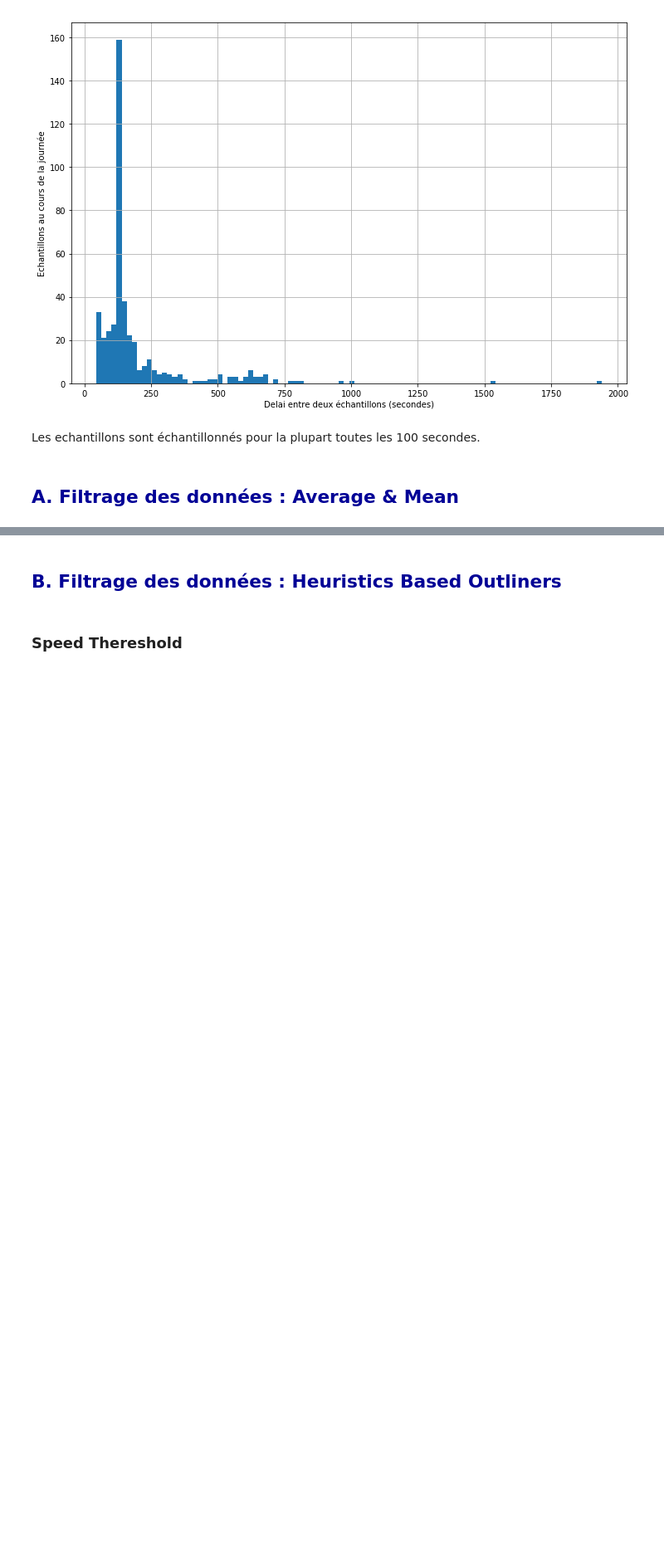
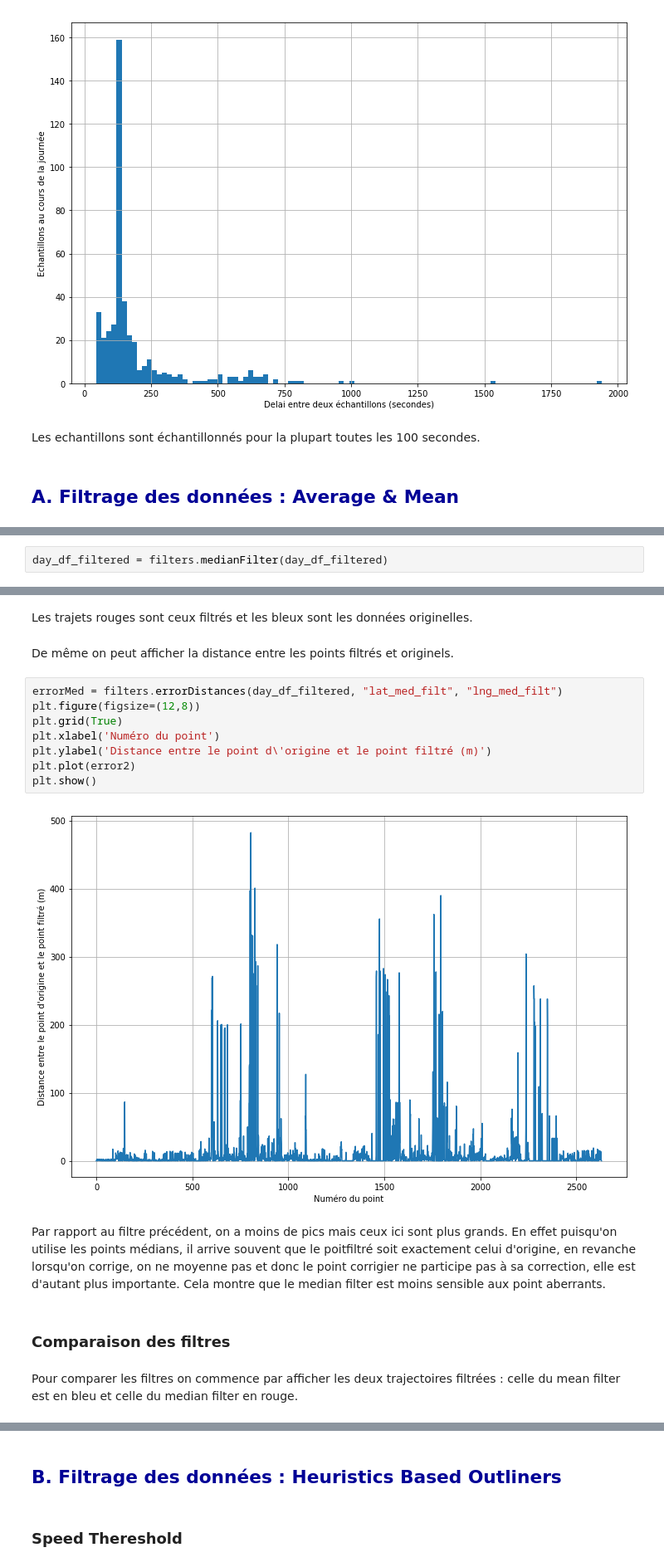
Before and after one commit to AmigoCap/GPSFlow, a Jupyter notebook: 3-Segmentation.ipynb, the cells around one changed output, grey strips where cells are left out. Shown at 83% size. Drawn from its saved outputs; the diff is of its cells as text; blank space fills up the shorter version.

```diff
--- a/3-Segmentation.ipynb
+++ b/3-Segmentation.ipynb
@@ -122,0 +161,2 @@ Les echantillons sont échantillonnés pour la plupart toutes les 100 secondes.
+# %%
+day_df_filtered = filters.medianFilter(day_df_filtered)
@@ -122,0 +172,20 @@ Les echantillons sont échantillonnés pour la plupart toutes les 100 secondes.
+# %% [markdown]
+Les trajets rouges sont ceux filtrés et les bleux sont les données originelles.
+# %% [markdown]
+De même on peut afficher la distance entre les points filtrés et originels.
+# %%
+errorMed = filters.errorDistances(day_df_filtered, "lat_med_filt", "lng_med_filt")
+plt.figure(figsize=(12,8))
+plt.grid(True)
+plt.xlabel('Numéro du point')
+plt.ylabel('Distance entre le point d\'origine et le point filtré (m)')
+plt.plot(error2)
+plt.show()
+# %% [output]
+[figure, added]
+# %% [markdown]
+Par rapport au filtre précédent, on a moins de pics mais ceux ici sont plus grands. En effet puisqu'on utilise les points médians, il arrive souvent que le poitfiltré soit exactement celui d'origine, en revanche lorsqu'on corrige, on ne moyenne pas et donc le point corrigier ne participe pas à sa correction, elle est d'autant plus importante. Cela montre que le median filter est moins sensible aux point aberrants.
+# %% [markdown]
+### Comparaison des filtres
+# %% [markdown]
+Pour comparer les filtres on commence par afficher les deux trajectoires filtrées : celle du mean filter est en bleu et celle du median filter en rouge.
```
Also changed, not shown: parts of 15 cells of this notebook, 5 other files.
